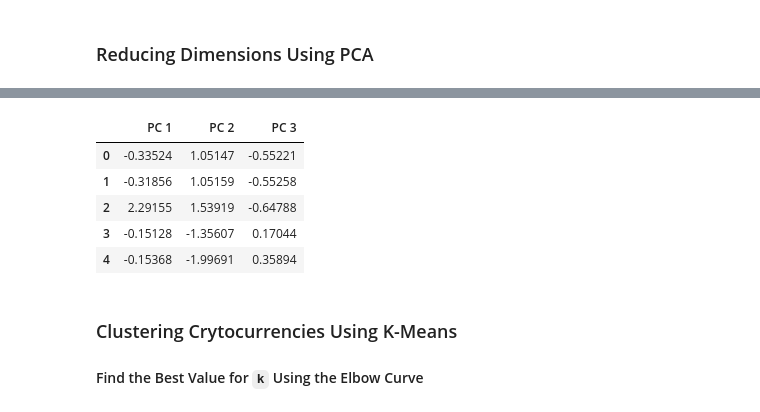
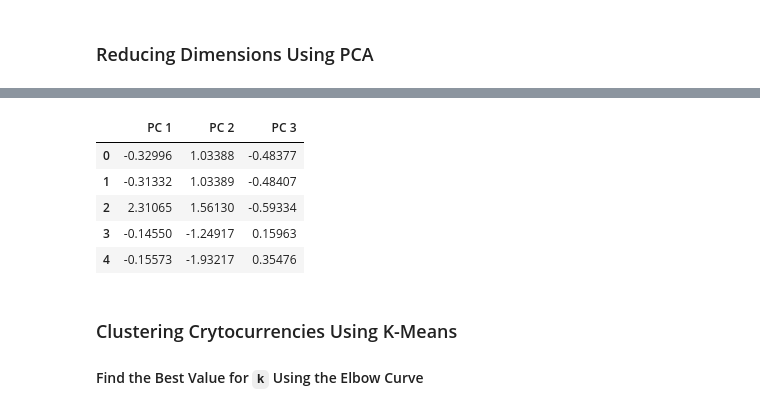
Before and after one commit to keanumanson/AWS-Homework, a Jupyter notebook: Starter_Files/crypto_clustering.ipynb, the cells around one changed output, grey strips where cells are left out. Saved outputs shown, nothing was run; the diff lists cells and outputs as text; code cells hidden in the pictures.

```diff
--- a/Starter_Files/crypto_clustering.ipynb
+++ b/Starter_Files/crypto_clustering.ipynb
@@ -178,13 +182,14 @@ See the caveats in the documentation: https://pandas.pydata.org/pandas-docs/stab
 532 rows × 5 columns
 # %%
 # Drop rows where there are 'N/A' text values
+#CoinName Algorithm ProofType, are all text value columns
+df = df[df.CoinName.isin(['N/A']) == False]
+df = df[df.Algorithm.isin(['N/A']) == False]
+df = df[df.ProofType.isin(['N/A']) == False]
 
-#df.drop(df[df[['CoinName', 'Algorithm', 'ProofType']] == 'N/A'], inplace = True)
 
-#df[df[['CoinName', 'Algorithm', 'ProofType']].str.contains('N/A')==False ]
 
-#df = df.drop(df[df[['CoinName', 'Algorithm', 'ProofType']] == 'N/A'].index, inplace = True)
-
+#didnt drop any rows etc?
 df
 # %% [output]
 |  | CoinName | Algorithm | ProofType | TotalCoinsMined | TotalCoinSupply |
@@ -257,7 +261,7 @@ df
 532 rows × 98 columns
 # %%
 # Standardize data
-df_scaled = StandardScaler().fit_transform(df)
+df_standardized = StandardScaler().fit_transform(df)
 # %% [markdown]
 ### Reducing Dimensions Using PCA
 # %%
@@ -265,5 +269,7 @@ df_scaled = StandardScaler().fit_transform(df)
 # Initialize PCA model
 pca = PCA(n_components=3)
 
-# Get two principal components for the iris data.
-three_pca = pca.fit_transform(df_scaled)
+# Get two principal components for the data.
+three_pca = pca.fit_transform(df_standardized)
+
+three_pca
@@ -270,16 +284,16 @@ three_pca = pca.fit_transform(df_scaled)
 # %%
 # Create a DataFrame with the principal components data
 df_pca = pd.DataFrame(
-    data=three_pca, columns=["PC 1", "PC 2", "PC 3"]
+    three_pca, columns=["PC 1", "PC 2", "PC 3"]
 )
 df_pca.head()
 # %% [output]
 |  | PC 1 | PC 2 | PC 3 |
-| 0 | -0.33524 | 1.05147 | -0.55221 |
-| 1 | -0.31856 | 1.05159 | -0.55258 |
-| 2 | 2.29155 | 1.53919 | -0.64788 |
-| 3 | -0.15128 | -1.35607 | 0.17044 |
-| 4 | -0.15368 | -1.99691 | 0.35894 |
+| 0 | -0.32996 | 1.03388 | -0.48377 |
+| 1 | -0.31332 | 1.03389 | -0.48407 |
+| 2 | 2.31065 | 1.56130 | -0.59334 |
+| 3 | -0.14550 | -1.24917 | 0.15963 |
+| 4 | -0.15573 | -1.93217 | 0.35476 |
 # %% [markdown]
 ### Clustering Crytocurrencies Using K-Means
 
```
Also changed, not shown: parts of 15 cells of this notebook.
